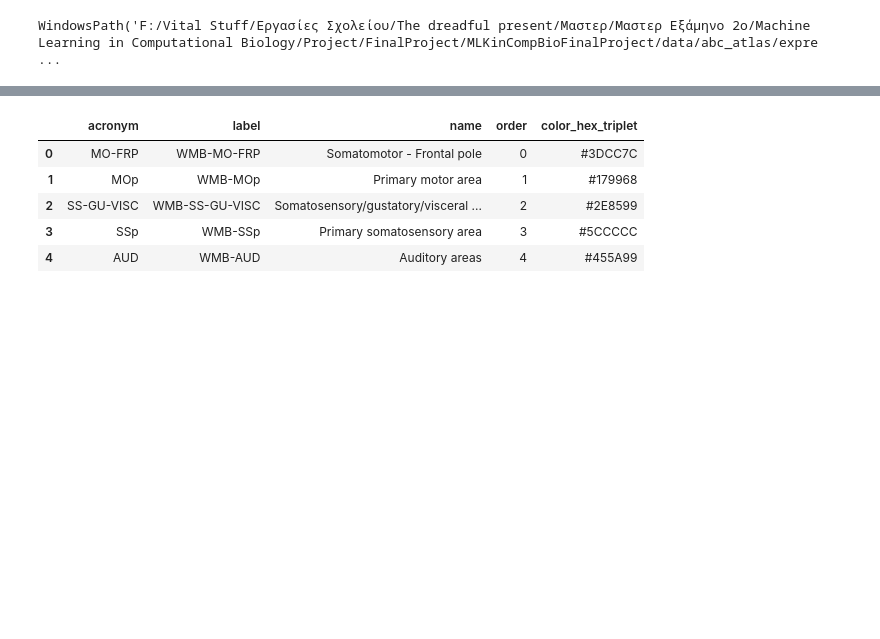
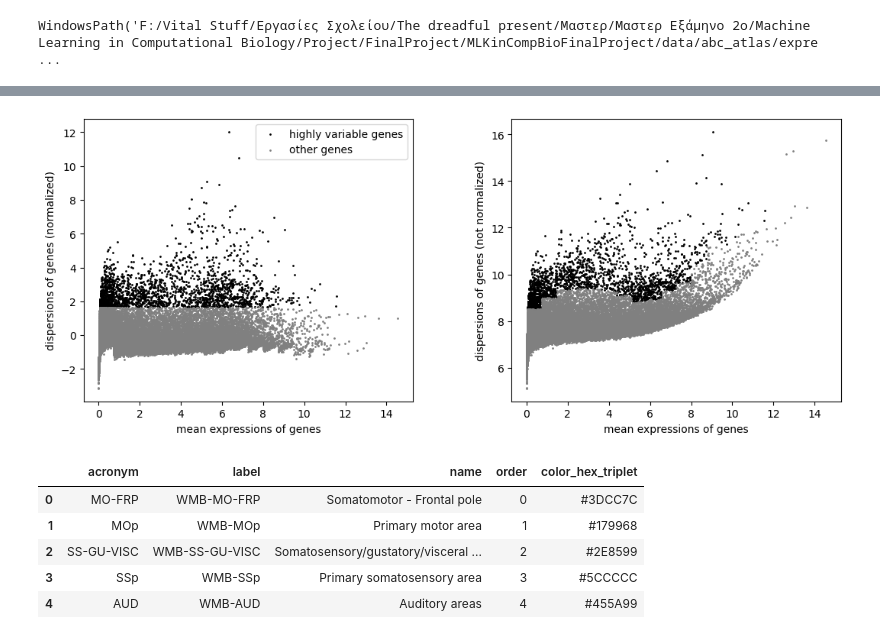
Before and after one commit to vex-me-not/MLKinCompBioFinalProject, a Jupyter notebook: datapre.ipynb, the cells around one changed output, grey strips where cells are left out. Cells and saved outputs as stored; diff of their text form; code cells hidden in the pictures; blank space fills up the shorter version.

```diff
--- a/datapre.ipynb
+++ b/datapre.ipynb
@@ -135,0 +193,5 @@ WindowsPath('F:/Vital Stuff/Εργασίες Σχολείου/The dreadful prese
+# %%
+sc.pp.highly_variable_genes(adata, flavor='seurat', n_top_genes=2000)
+sc.pl.highly_variable_genes(adata)
+# %% [output]
+[figure, added]
```
Also changed, not shown: parts of 10 cells of this notebook.
